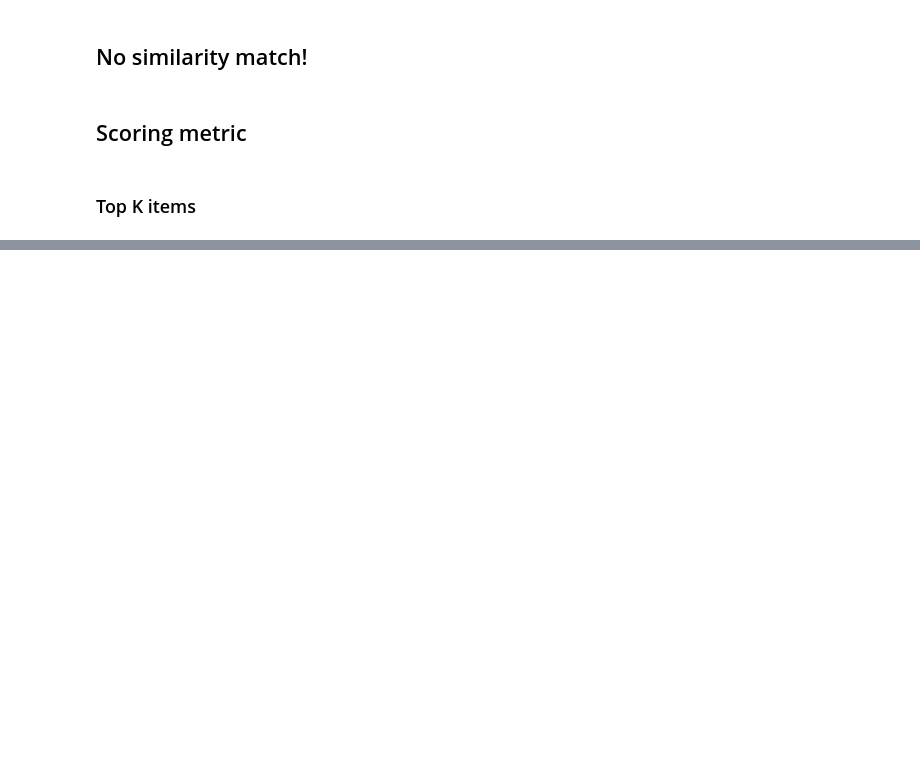
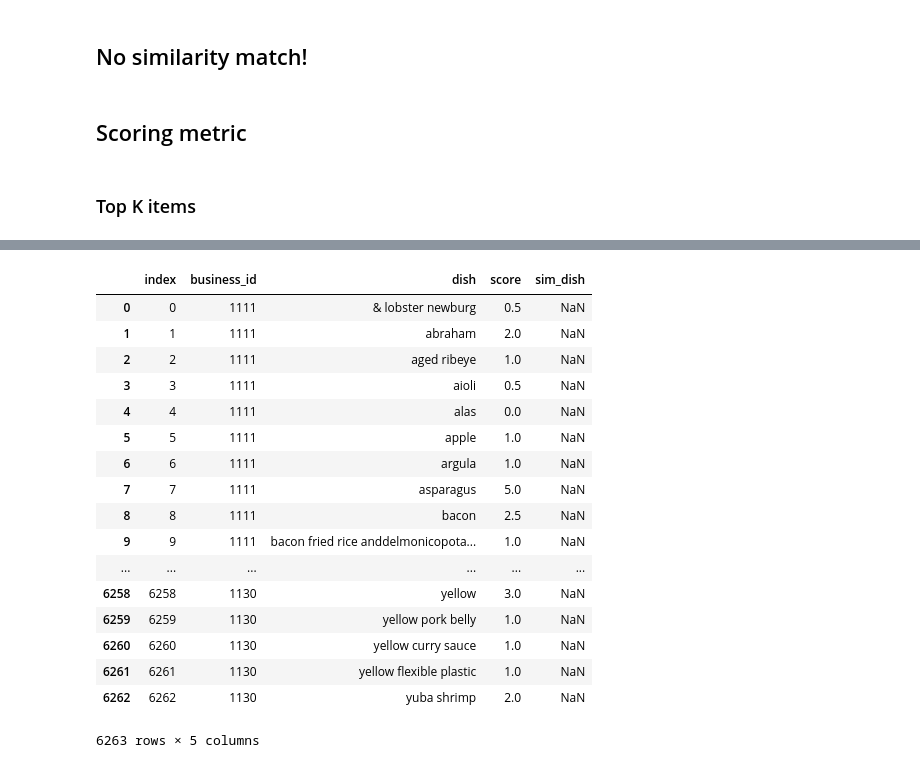
Before and after one commit to aish-anand/word2mouth, a Jupyter notebook: Similarity.ipynb, the cells around one changed output, grey strips where cells are left out. Saved outputs shown, nothing was run; the diff lists cells and outputs as text; code cells hidden in the pictures; blank space fills up the shorter version.

```diff
--- a/Similarity.ipynb
+++ b/Similarity.ipynb
@@ -264,2 +308,23 @@ scored_df['dish'][196]
 # %%
 new_df = scored_df.groupby(['business_id', 'dish']).agg({'score':'sum'}).reset_index()
+# %%
+new_df.reset_index()
+# %% [output]
+|  | index | business_id | dish | score | sim_dish |
+| 0 | 0 | 1111 | & lobster newburg | 0.5 | NaN |
+| 1 | 1 | 1111 | abraham | 2.0 | NaN |
+| 2 | 2 | 1111 | aged ribeye | 1.0 | NaN |
+| 3 | 3 | 1111 | aioli | 0.5 | NaN |
+| 4 | 4 | 1111 | alas | 0.0 | NaN |
+| 5 | 5 | 1111 | apple | 1.0 | NaN |
+| 6 | 6 | 1111 | argula | 1.0 | NaN |
+| 7 | 7 | 1111 | asparagus | 5.0 | NaN |
+| 8 | 8 | 1111 | bacon | 2.5 | NaN |
+| 9 | 9 | 1111 | bacon fried rice anddelmonicopota... | 1.0 | NaN |
+| ... | ... | ... | ... | ... | ... |
+| 6258 | 6258 | 1130 | yellow | 3.0 | NaN |
+| 6259 | 6259 | 1130 | yellow pork belly | 1.0 | NaN |
+| 6260 | 6260 | 1130 | yellow curry sauce | 1.0 | NaN |
+| 6261 | 6261 | 1130 | yellow flexible plastic | 1.0 | NaN |
+| 6262 | 6262 | 1130 | yuba shrimp | 2.0 | NaN |
+6263 rows × 5 columns
```
Also changed, not shown: parts of 8 cells of this notebook.
